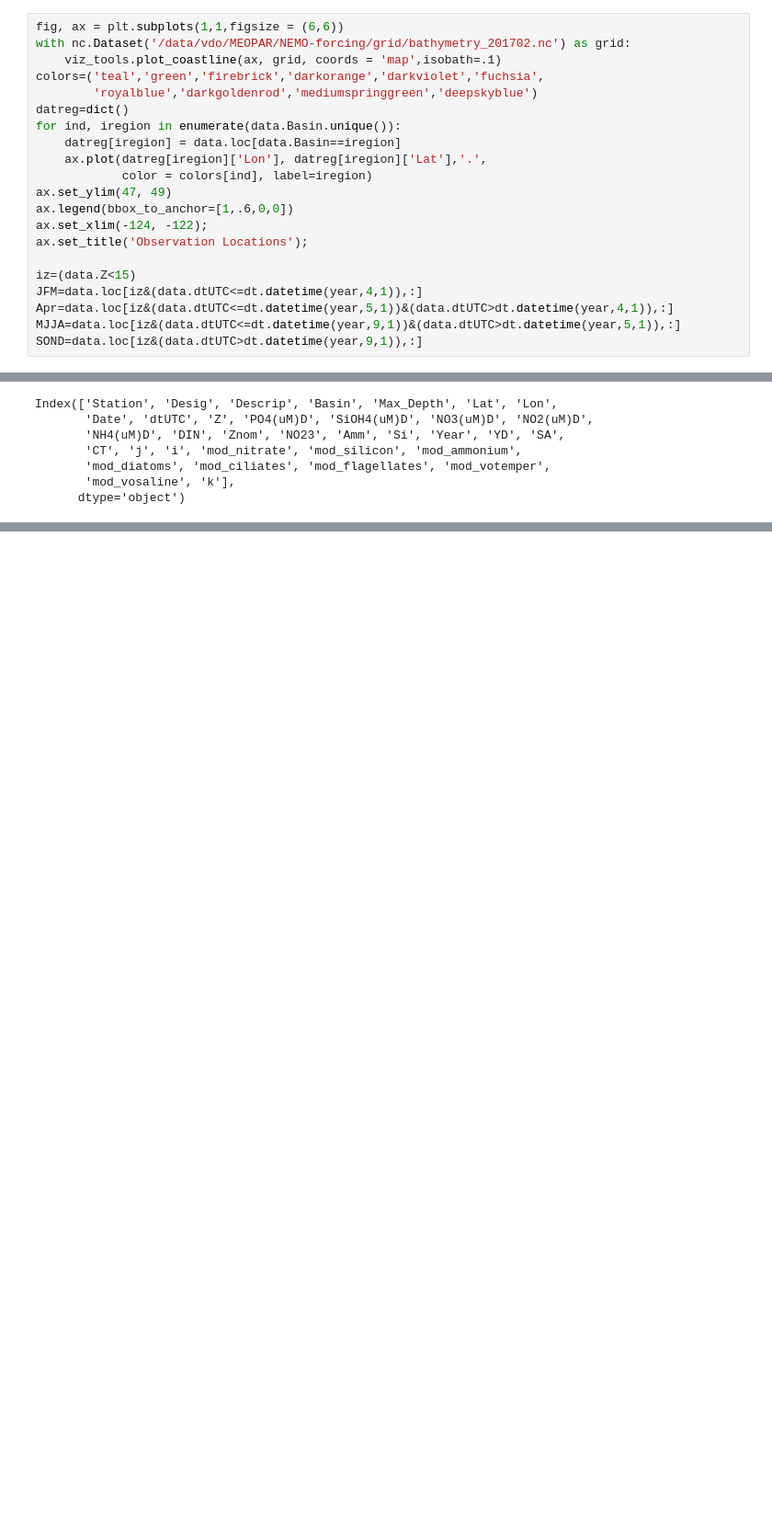
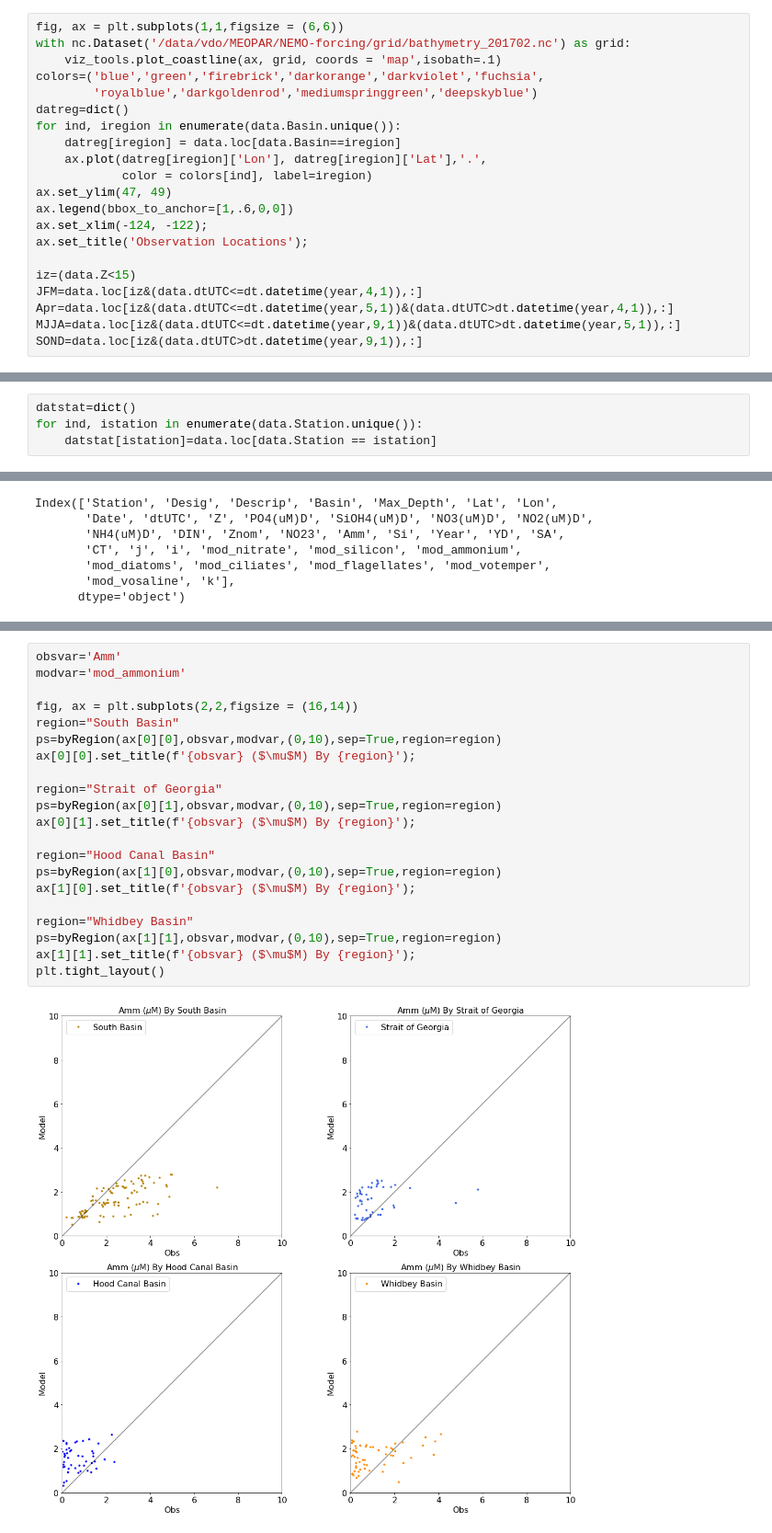
Before and after one commit to SalishSeaCast/analysis-keegan, a Jupyter notebook: notebooks/Evaluations/CTD_Nutrients_Evaluations.ipynb, the cells around one changed output, grey strips where cells are left out. Shown at 92% size. Cells and saved outputs as stored; diff of their text form; blank space fills up the shorter version.

```diff
--- a/notebooks/Evaluations/CTD_Nutrients_Evaluations.ipynb
+++ b/notebooks/Evaluations/CTD_Nutrients_Evaluations.ipynb
@@ -246,7 +248,7 @@ with nc.Dataset('/data/eolson/results/MEOPAR/NEMO-forcing-new/grid/bathymetry_20
 fig, ax = plt.subplots(1,1,figsize = (6,6))
 with nc.Dataset('/data/vdo/MEOPAR/NEMO-forcing/grid/bathymetry_201702.nc') as grid:
     viz_tools.plot_coastline(ax, grid, coords = 'map',isobath=.1)
-colors=('teal','green','firebrick','darkorange','darkviolet','fuchsia',
+colors=('blue','green','firebrick','darkorange','darkviolet','fuchsia',
         'royalblue','darkgoldenrod','mediumspringgreen','deepskyblue')
 datreg=dict()
 for ind, iregion in enumerate(data.Basin.unique()):
@@ -265,6 +267,10 @@ MJJA=data.loc[iz&(data.dtUTC<=dt.datetime(year,9,1))&(data.dtUTC>dt.datetime(yea
 SOND=data.loc[iz&(data.dtUTC>dt.datetime(year,9,1)),:]
 # %% [output]
 [figure]
+# %%
+datstat=dict()
+for ind, istation in enumerate(data.Station.unique()):
+    datstat[istation]=data.loc[data.Station == istation]
 # %%
 def byDepth(ax,obsvar,modvar,lims):
     ps=et.varvarPlot(ax,data,obsvar,modvar,'Z',(15,22),'z','m',('mediumseagreen','darkturquoise','navy'))
@@ -359,0 +390,23 @@ Index(['Station', 'Desig', 'Descrip', 'Basin', 'Max_Depth', 'Lat', 'Lon',
+# %%
+obsvar='Amm'
+modvar='mod_ammonium'
+
+fig, ax = plt.subplots(2,2,figsize = (16,14))
+region="South Basin"
+ps=byRegion(ax[0][0],obsvar,modvar,(0,10),sep=True,region=region)
+ax[0][0].set_title(f'{obsvar} ($\mu$M) By {region}');
+
+region="Strait of Georgia"
+ps=byRegion(ax[0][1],obsvar,modvar,(0,10),sep=True,region=region)
+ax[0][1].set_title(f'{obsvar} ($\mu$M) By {region}');
+
+region="Hood Canal Basin"
+ps=byRegion(ax[1][0],obsvar,modvar,(0,10),sep=True,region=region)
+ax[1][0].set_title(f'{obsvar} ($\mu$M) By {region}');
+
+region="Whidbey Basin"
+ps=byRegion(ax[1][1],obsvar,modvar,(0,10),sep=True,region=region)
+ax[1][1].set_title(f'{obsvar} ($\mu$M) By {region}');
+plt.tight_layout()
+# %% [output]
+[figure, added]
```
Also changed, not shown: parts of 10 cells of this notebook, 1 other file.
